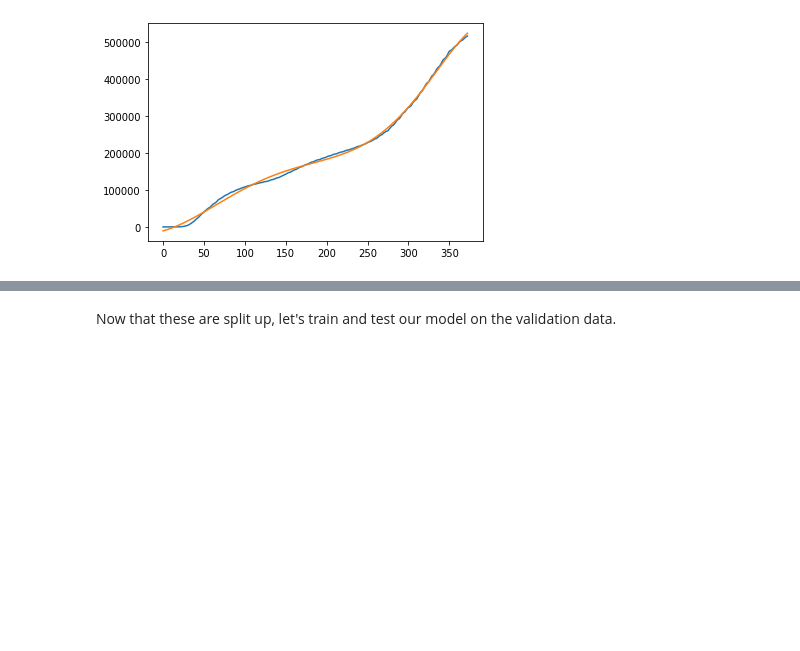
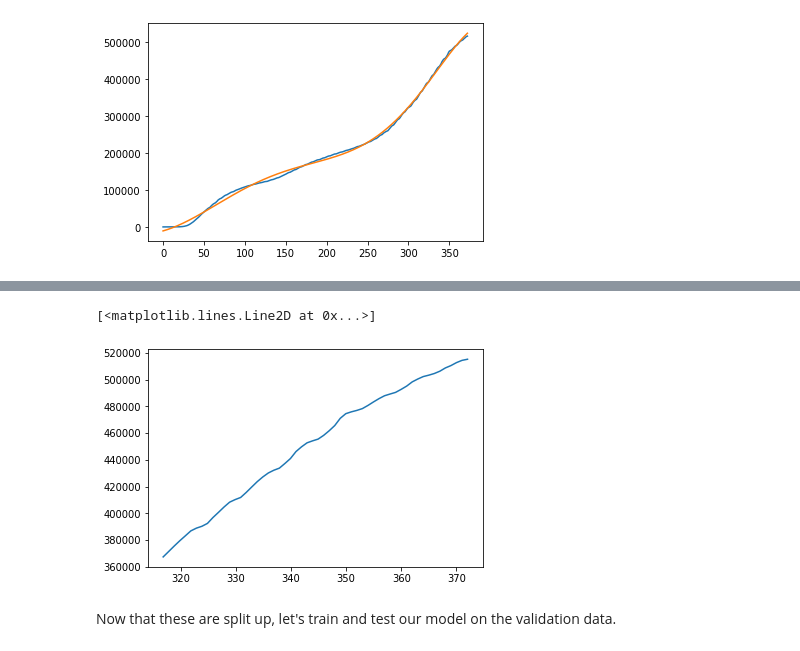
Before and after one commit to kpjaskie/SenSIP21, a Jupyter notebook: 4_Machine_Learning_Regression.ipynb, the cells around one changed output, grey strips where cells are left out. Saved outputs shown, nothing was run; the diff lists cells and outputs as text; code cells hidden in the pictures; blank space fills up the shorter version.

```diff
--- a/4_Machine_Learning_Regression.ipynb
+++ b/4_Machine_Learning_Regression.ipynb
@@ -282,3 +292,9 @@ test_size =  56
+# %%
+# Let's plot the training data
+plt.plot(x_test, y_test)
+# %% [output]
+[<matplotlib.lines.Line2D at 0x...>]
+[figure, added]
 # %% [markdown]
 Now that these are split up, let's train and test our model on the validation data.
 # %%
```
Also changed, not shown: parts of 15 cells of this notebook.
